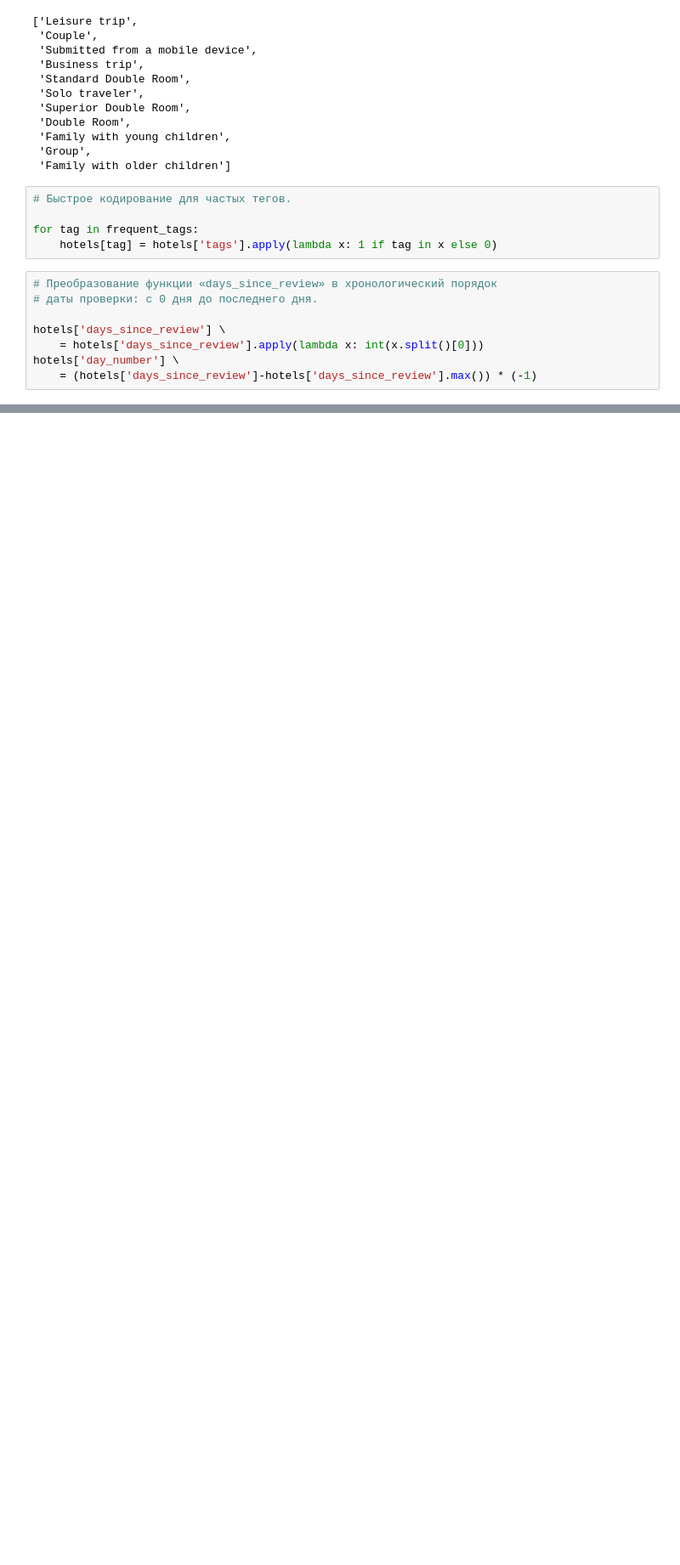
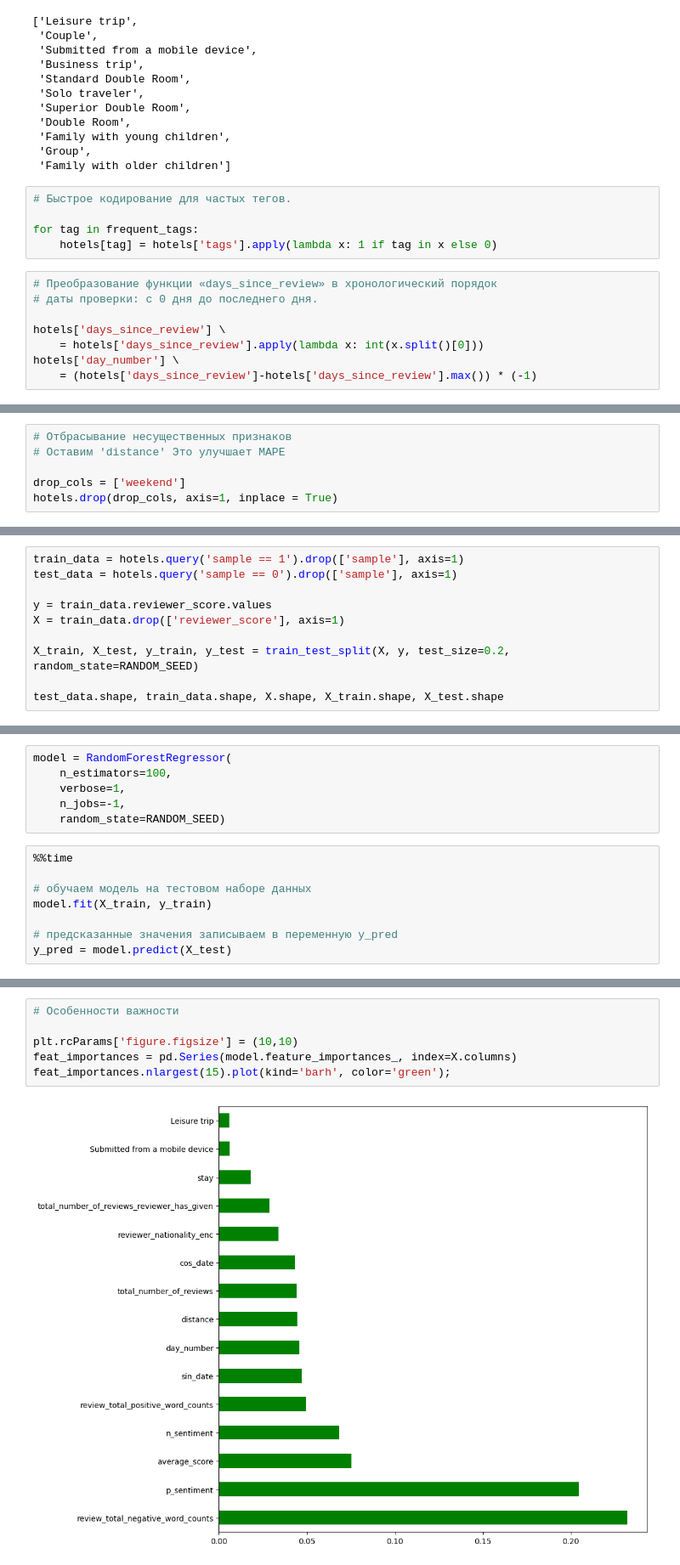
Before and after one commit to metalin37/Skillfactory, a Jupyter notebook: Project/ПРОЕКТ-3. EDA + Разработка функций. Соревнование на Kaggle/EDA_Project_3_model.ipynb, the cells around one changed output, grey strips where cells are left out. Shown at 85% size. Drawn from its saved outputs; the diff is of its cells as text; blank space fills up the shorter version.

```diff
--- a/Project/ПРОЕКТ-3. EDA + Разработка функций. Соревнование на Kaggle/EDA_Project_3_model.ipynb
+++ b/Project/ПРОЕКТ-3. EDA + Разработка функций. Соревнование на Kaggle/EDA_Project_3_model.ipynb
@@ -169 +636,7 @@ memory usage: 76.7 MB
+# %%
+# Отбрасывание несущественных признаков
+# Оставим 'distance' Это улучшает MAPE
+
+drop_cols = ['weekend']
+hotels.drop(drop_cols, axis=1, inplace = True)
 # %% [markdown]
@@ -212,0 +644,10 @@ MAPE: 0.13627629320691134
+# %%
+train_data = hotels.query('sample == 1').drop(['sample'], axis=1)
+test_data = hotels.query('sample == 0').drop(['sample'], axis=1)
+
+y = train_data.reviewer_score.values
+X = train_data.drop(['reviewer_score'], axis=1)
+
+X_train, X_test, y_train, y_test = train_test_split(X, y, test_size=0.2, random_state=RANDOM_SEED)
+
+test_data.shape, train_data.shape, X.shape, X_train.shape, X_test.shape
@@ -212,0 +656,14 @@ MAPE: 0.13627629320691134
+# %%
+model = RandomForestRegressor(
+    n_estimators=100,
+    verbose=1,
+    n_jobs=-1,
+    random_state=RANDOM_SEED)
+# %%
+%%time
+
+# обучаем модель на тестовом наборе данных
+model.fit(X_train, y_train)
+
+# предсказанные значения записываем в переменную y_pred
+y_pred = model.predict(X_test)
@@ -212,0 +687,8 @@ MAPE: 0.13627629320691134
+# %%
+# Особенности важности
+
+plt.rcParams['figure.figsize'] = (10,10)
+feat_importances = pd.Series(model.feature_importances_, index=X.columns)
+feat_importances.nlargest(15).plot(kind='barh', color='green');
+# %% [output]
+[figure, added]
```
Also changed, not shown: parts of 74 cells of this notebook, 8 other files.
